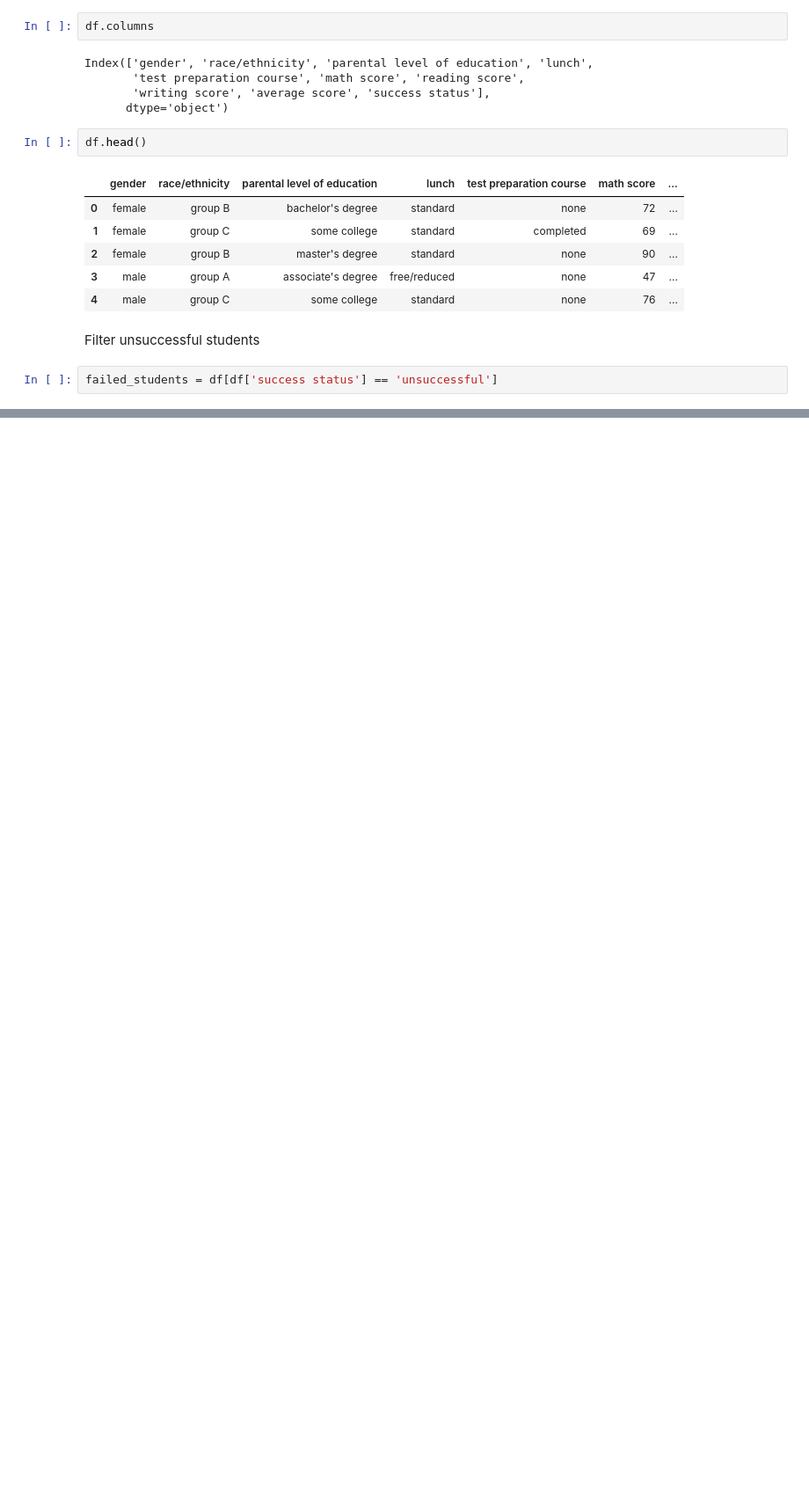
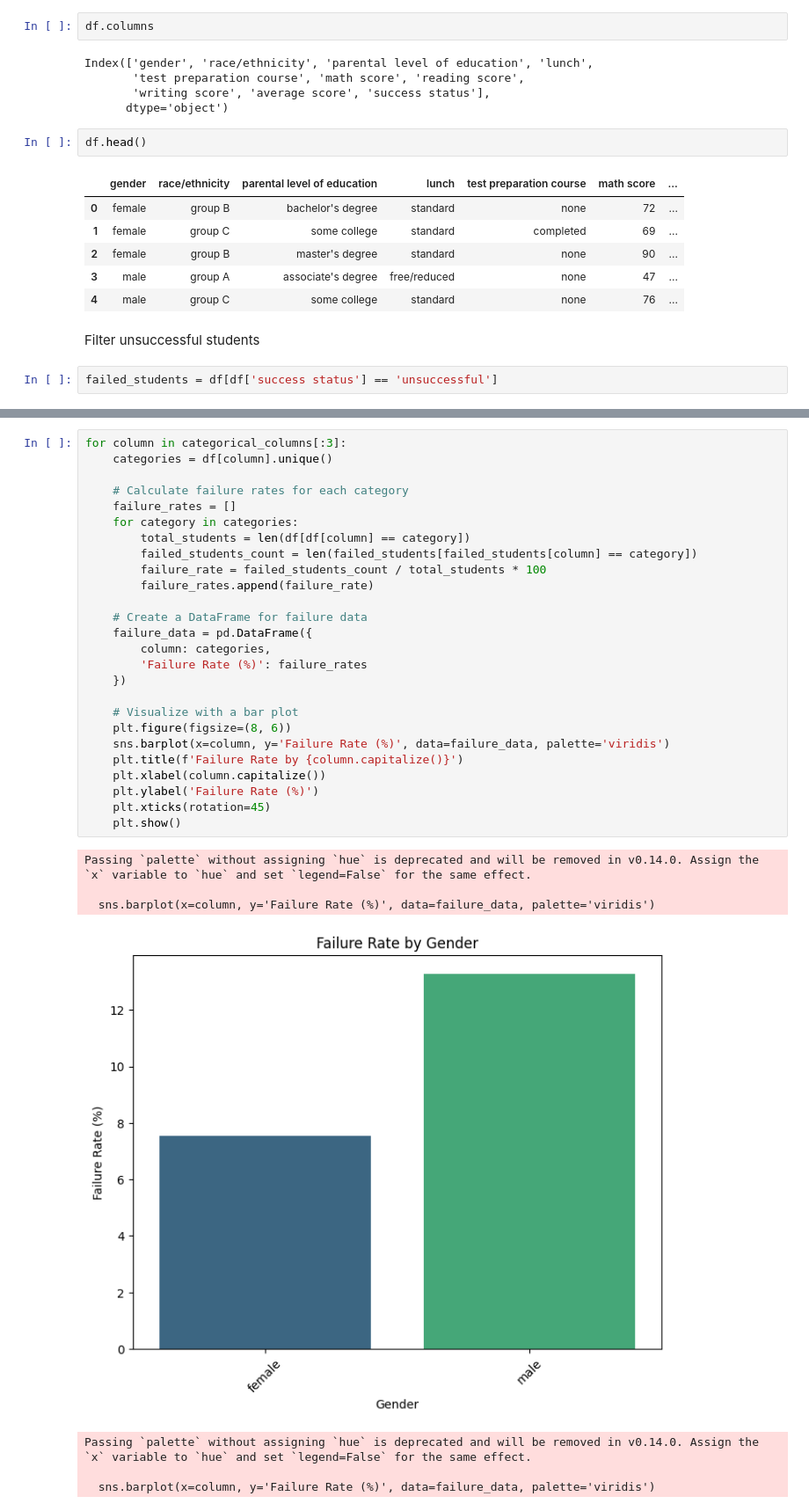
Before and after one commit to Rezashatery/Student-Performance-Analysis, a Jupyter notebook: Student-Performance-Analysis.ipynb, the cells around one changed output, grey strips where cells are left out. Shown: that part at 88% size. Drawn from its saved outputs; the diff is of its cells as text; blank space fills up the shorter version.

```diff
--- a/Student-Performance-Analysis.ipynb
+++ b/Student-Performance-Analysis.ipynb
@@ -267,0 +299,34 @@ failed_students
+# %%
+for column in categorical_columns[:3]:
+    categories = df[column].unique()
+
+    # Calculate failure rates for each category
+    failure_rates = []
+    for category in categories:
+        total_students = len(df[df[column] == category])
+        failed_students_count = len(failed_students[failed_students[column] == category])
+        failure_rate = failed_students_count / total_students * 100
+        failure_rates.append(failure_rate)
+
+    # Create a DataFrame for failure data
+    failure_data = pd.DataFrame({
+        column: categories,
+        'Failure Rate (%)': failure_rates
+    })
+
+    # Visualize with a bar plot
+    plt.figure(figsize=(8, 6))
+    sns.barplot(x=column, y='Failure Rate (%)', data=failure_data, palette='viridis')
+    plt.title(f'Failure Rate by {column.capitalize()}')
+    plt.xlabel(column.capitalize())
+    plt.ylabel('Failure Rate (%)')
+    plt.xticks(rotation=45)
+    plt.show()
+# %% [output]
+Passing `palette` without assigning `hue` is deprecated and will be removed in v0.14.0. Assign the `x` variable to `hue` and set `legend=False` for the same effect.
+
+  sns.barplot(x=column, y='Failure Rate (%)', data=failure_data, palette='viridis')
+[figure, added]
+Passing `palette` without assigning `hue` is deprecated and will be removed in v0.14.0. Assign the `x` variable to `hue` and set `legend=False` for the same effect.
+
+  sns.barplot(x=column, y='Failure Rate (%)', data=failure_data, palette='viridis')
```
Also changed, not shown: parts of 7 cells of this notebook.
